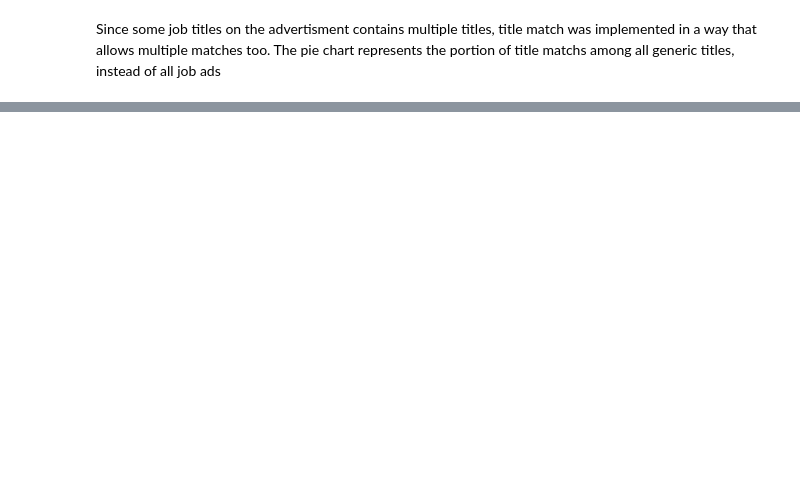
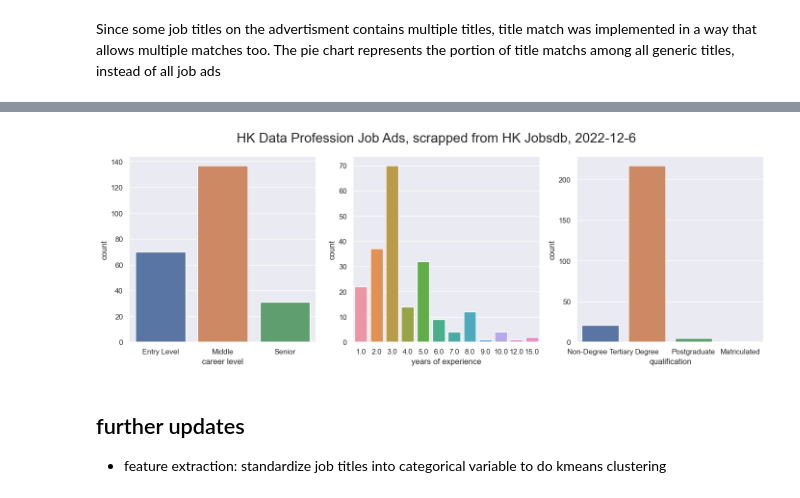
Before and after one commit to aster-fung/hk_job_scraping, a Jupyter notebook: analysis/hkjobsdb_job_ad_analysis.ipynb, the cells around one changed output, grey strips where cells are left out. Saved outputs shown, nothing was run; the diff lists cells and outputs as text; code cells hidden in the pictures; blank space fills up the shorter version.

```diff
--- a/analysis/hkjobsdb_job_ad_analysis.ipynb
+++ b/analysis/hkjobsdb_job_ad_analysis.ipynb
@@ -106,0 +271,2 @@ generic_job_titles = ['analyst programmer',
+# %%
+df_clean_2  = df_clean_1.copy()
@@ -156,0 +404,5 @@ ax.figure.savefig('job_titles.png')
+# %%
+# convert no of years (strings) to no of years (int)
+
+df_clean_3['years of experience'] = df_clean_3['years of experience'].str.extract('(\d+)')
+df_clean_3.head()
@@ -156,0 +416,23 @@ ax.figure.savefig('job_titles.png')
+# %%
+# career level, years of experience, qualification breakdown
+fig, axes = plt.subplots(nrows=1, ncols=3, figsize=(17,5))
+df_p1 = df_clean_3.copy()
+
+fig.suptitle('HK Data Profession Job Ads, scrapped from HK Jobsdb, 2022-12-6',size=20)
+
+career_level_order = ['Entry Level', 'Middle', 'Senior']
+plot_career_level = sns.countplot(x='career level',data=df_p1, ax = axes[0], order = career_level_order)
+
+df_p1['years of experience'] = pd.to_numeric(df_p1['years of experience'], downcast = 'integer')
+df_p1.sort_values(by=['years of experience'],inplace=True)
+plot_yoe = sns.countplot(x='years of experience',data=df_p1, ax = axes[1])
+
+plot_quali = sns.countplot(x='qualification',data=df_p1, ax = axes[2])
+
+fig.savefig('additional_info_breakdown.svg')
+fig.figure.savefig('additional_info_breakdown.png')
+# %% [output]
+[figure, added]
+# %% [markdown]
+## further updates
+* feature extraction: standardize job titles into categorical variable to do kmeans clustering
```
Also changed, not shown: parts of 42 cells of this notebook, 3 other files.
